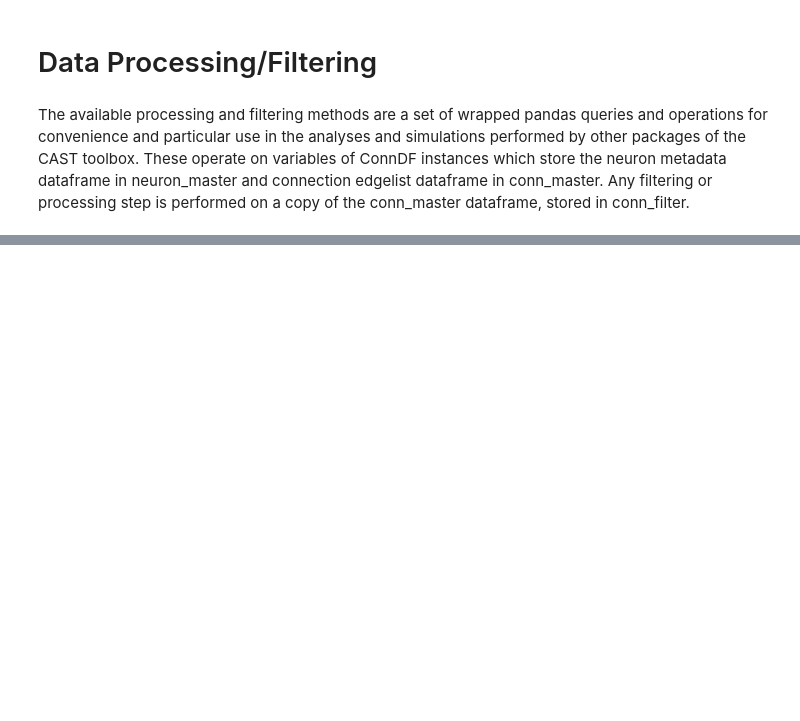
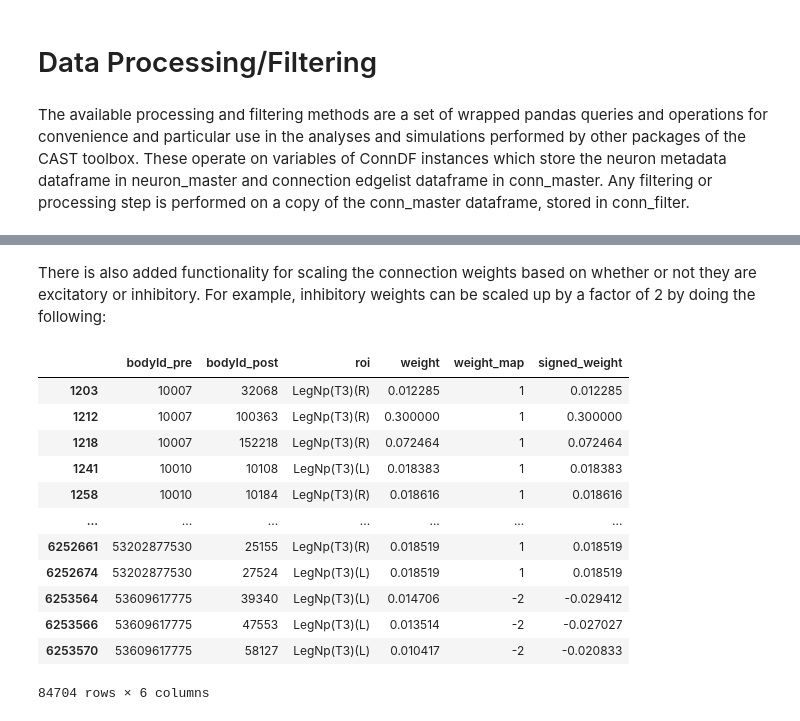
Before and after one commit to rtubelleza/CAST, a Jupyter notebook: cast_example.ipynb, the cells around one changed output, grey strips where cells are left out. Cells and saved outputs as stored; diff of their text form; code cells hidden in the pictures; blank space fills up the shorter version.

```diff
--- a/cast_example.ipynb
+++ b/cast_example.ipynb
@@ -50,0 +164,22 @@ MANC_data.conn_master
+# %% [markdown]
+There is also added functionality for scaling the connection weights based on whether or not they are excitatory or inhibitory. For example, inhibitory weights can be scaled up by a factor of 2 by doing the following:
+# %%
+annotated_df = MANC_data.make_ei(MANC_data.conn_filter, inh_weighting=2)
+annotated_df
+
+# Similarly, you can do this for excitatory connections using exc_weighting;
+# annotated_df = MANC_data.make_ei(MANC_data.conn_filter, exc_weighting=2)
+# %% [output]
+|  | bodyId_pre | bodyId_post | roi | weight | weight_map | signed_weight |
+| 1203 | 10007 | 32068 | LegNp(T3)(R) | 0.012285 | 1 | 0.012285 |
+| 1212 | 10007 | 100363 | LegNp(T3)(R) | 0.300000 | 1 | 0.300000 |
+| 1218 | 10007 | 152218 | LegNp(T3)(R) | 0.072464 | 1 | 0.072464 |
+| 1241 | 10010 | 10108 | LegNp(T3)(L) | 0.018383 | 1 | 0.018383 |
+| 1258 | 10010 | 10184 | LegNp(T3)(R) | 0.018616 | 1 | 0.018616 |
+| ... | ... | ... | ... | ... | ... | ... |
+| 6252661 | 53202877530 | 25155 | LegNp(T3)(R) | 0.018519 | 1 | 0.018519 |
+| 6252674 | 53202877530 | 27524 | LegNp(T3)(L) | 0.018519 | 1 | 0.018519 |
+| 6253564 | 53609617775 | 39340 | LegNp(T3)(L) | 0.014706 | -2 | -0.029412 |
+| 6253566 | 53609617775 | 47553 | LegNp(T3)(L) | 0.013514 | -2 | -0.027027 |
+| 6253570 | 53609617775 | 58127 | LegNp(T3)(L) | 0.010417 | -2 | -0.020833 |
+84704 rows × 6 columns
```
Also changed, not shown: parts of 25 cells of this notebook, 1 other file.
